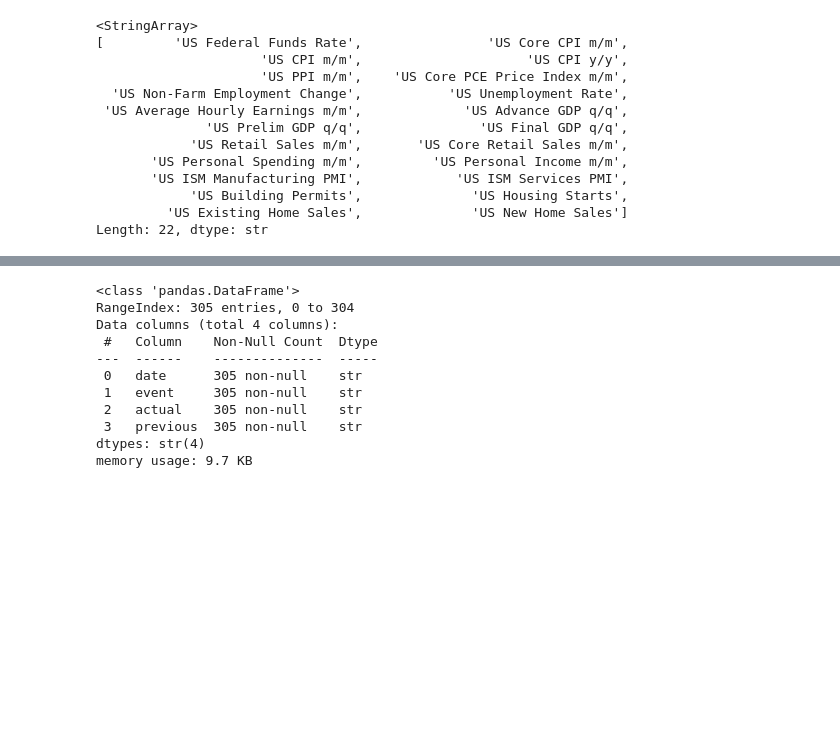
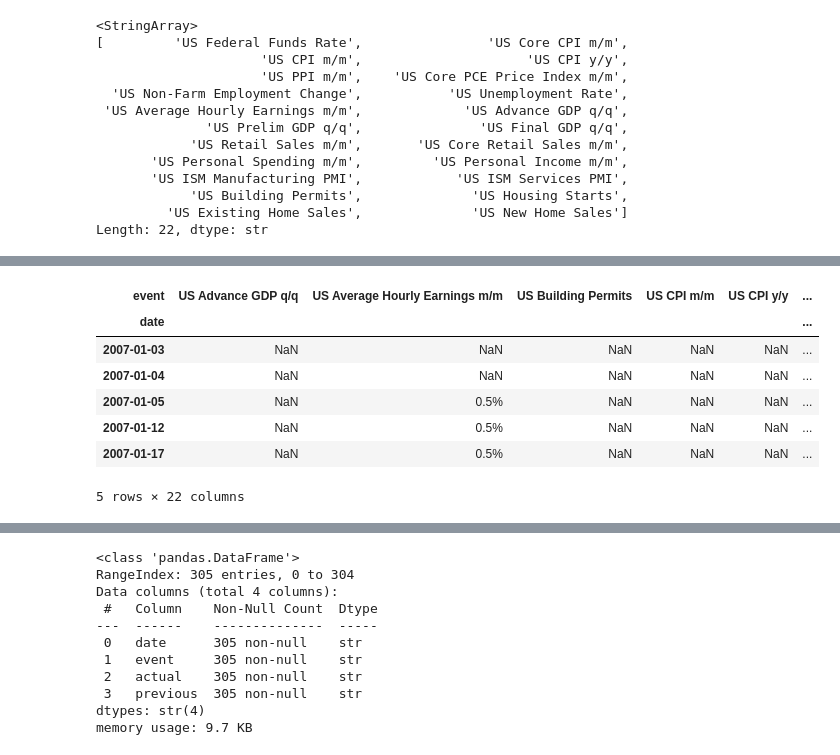
Before and after one commit to iagorivadulla/Market-Regime-ML-Meta-Labeling-System, a Jupyter notebook: data/interim/testing.ipynb, the cells around one changed output, grey strips where cells are left out. Drawn from its saved outputs; the diff is of its cells as text; code cells hidden in the pictures; blank space fills up the shorter version.

Commit message:
transposed datasets

```diff
--- a/data/interim/testing.ipynb
+++ b/data/interim/testing.ipynb
@@ -200,0 +211,31 @@ Length: 22, dtype: str
+# %%
+'''
+in this transpose we don't need the previous value
+we will fill forward the event day value which marks the previous value for the
+dates forward
+'''
+
+#get all dates from original dataframe
+data_events['date'] = pd.to_datetime(data_events['date'])
+
+# Creates the transposed
+data_events_transposed = data_events.pivot_table(
+    index='date',
+    columns='event',
+    values='actual',
+    aggfunc='first'
+)
+
+# fill forward
+data_events_transposed = data_events_transposed.ffill(axis=0)
+# %%
+data_events_transposed.head()
+# %% [output]
+| event | US Advance GDP q/q | US Average Hourly Earnings m/m | US Building Permits | US CPI m/m | US CPI y/y | ... |
+| date |  |  |  |  |  | ... |
+| 2007-01-03 | NaN | NaN | NaN | NaN | NaN | ... |
+| 2007-01-04 | NaN | NaN | NaN | NaN | NaN | ... |
+| 2007-01-05 | NaN | 0.5% | NaN | NaN | NaN | ... |
+| 2007-01-12 | NaN | 0.5% | NaN | NaN | NaN | ... |
+| 2007-01-17 | NaN | 0.5% | NaN | NaN | NaN | ... |
+5 rows × 22 columns
```
Also changed, not shown: parts of 8 cells of this notebook.
